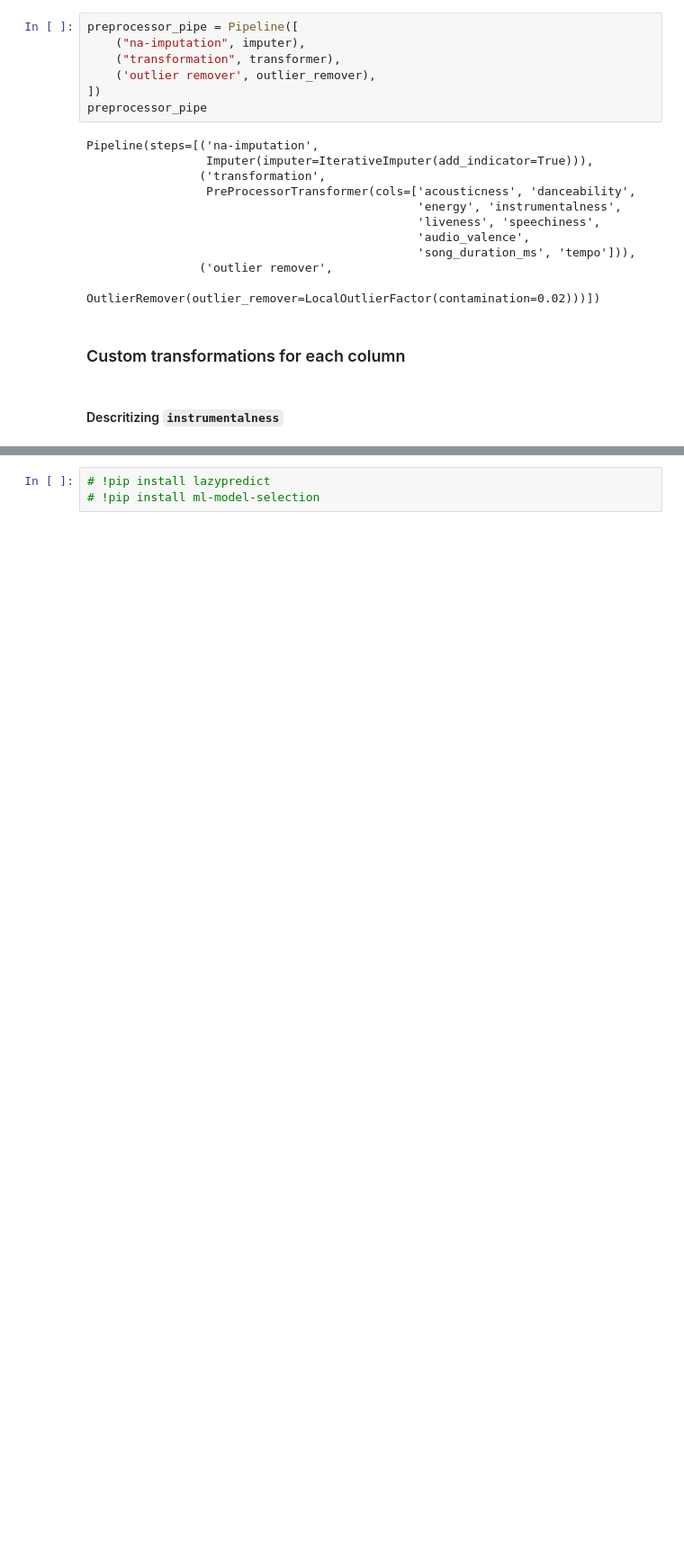
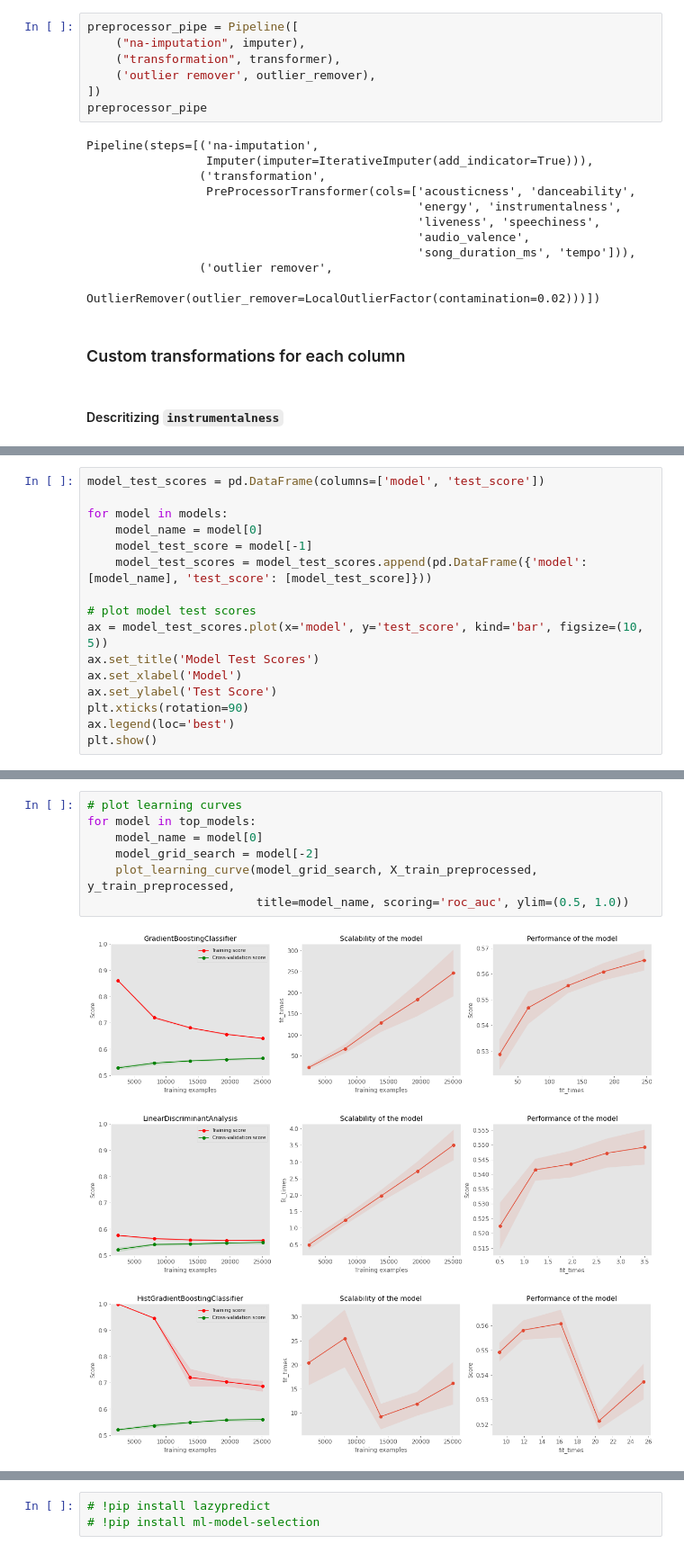
Before and after one commit to abhinav3398/song-popularity, a Jupyter notebook: notebooks/modeling.ipynb, the cells around one changed output, grey strips where cells are left out. Shown at 90% size. Saved outputs shown, nothing was run; the diff lists cells and outputs as text; blank space fills up the shorter version.

```diff
--- a/notebooks/modeling.ipynb
+++ b/notebooks/modeling.ipynb
@@ -361,0 +811,16 @@ brute force through all models: the worst possible way
+# %%
+model_test_scores = pd.DataFrame(columns=['model', 'test_score'])
+
+for model in models:
+    model_name = model[0]
+    model_test_score = model[-1]
+    model_test_scores = model_test_scores.append(pd.DataFrame({'model': [model_name], 'test_score': [model_test_score]}))
+
+# plot model test scores
+ax = model_test_scores.plot(x='model', y='test_score', kind='bar', figsize=(10, 5))
+ax.set_title('Model Test Scores')
+ax.set_xlabel('Model')
+ax.set_ylabel('Test Score')
+plt.xticks(rotation=90)
+ax.legend(loc='best')
+plt.show()
@@ -361,0 +892,11 @@ brute force through all models: the worst possible way
+# %%
+# plot learning curves
+for model in top_models:
+    model_name = model[0]
+    model_grid_search = model[-2]
+    plot_learning_curve(model_grid_search, X_train_preprocessed, y_train_preprocessed,
+                        title=model_name, scoring='roc_auc', ylim=(0.5, 1.0))
+# %% [output]
+[figure, added]
+[figure, added]
+[figure, added]
```
Also changed, not shown: parts of 36 cells of this notebook, 3 other files.
